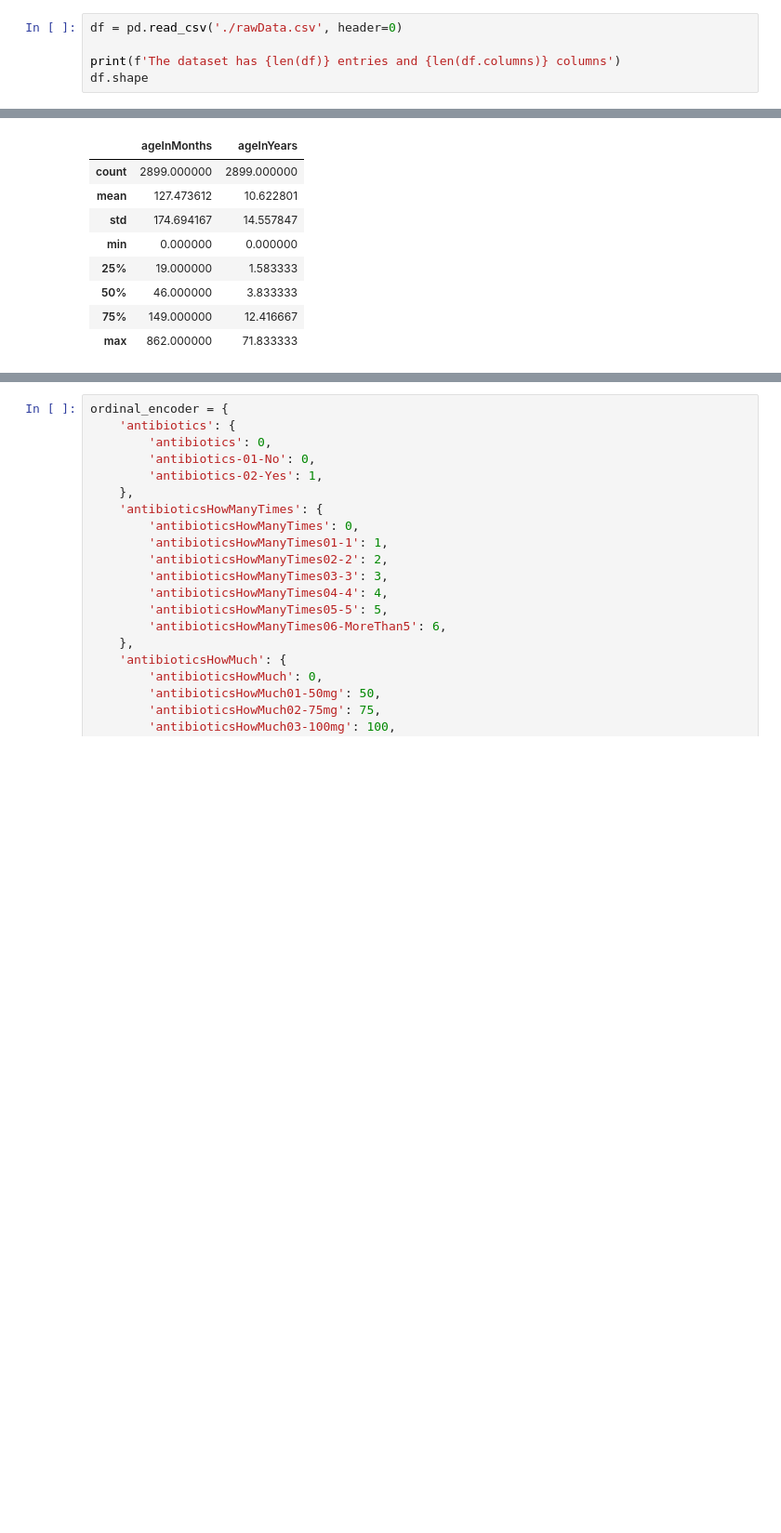
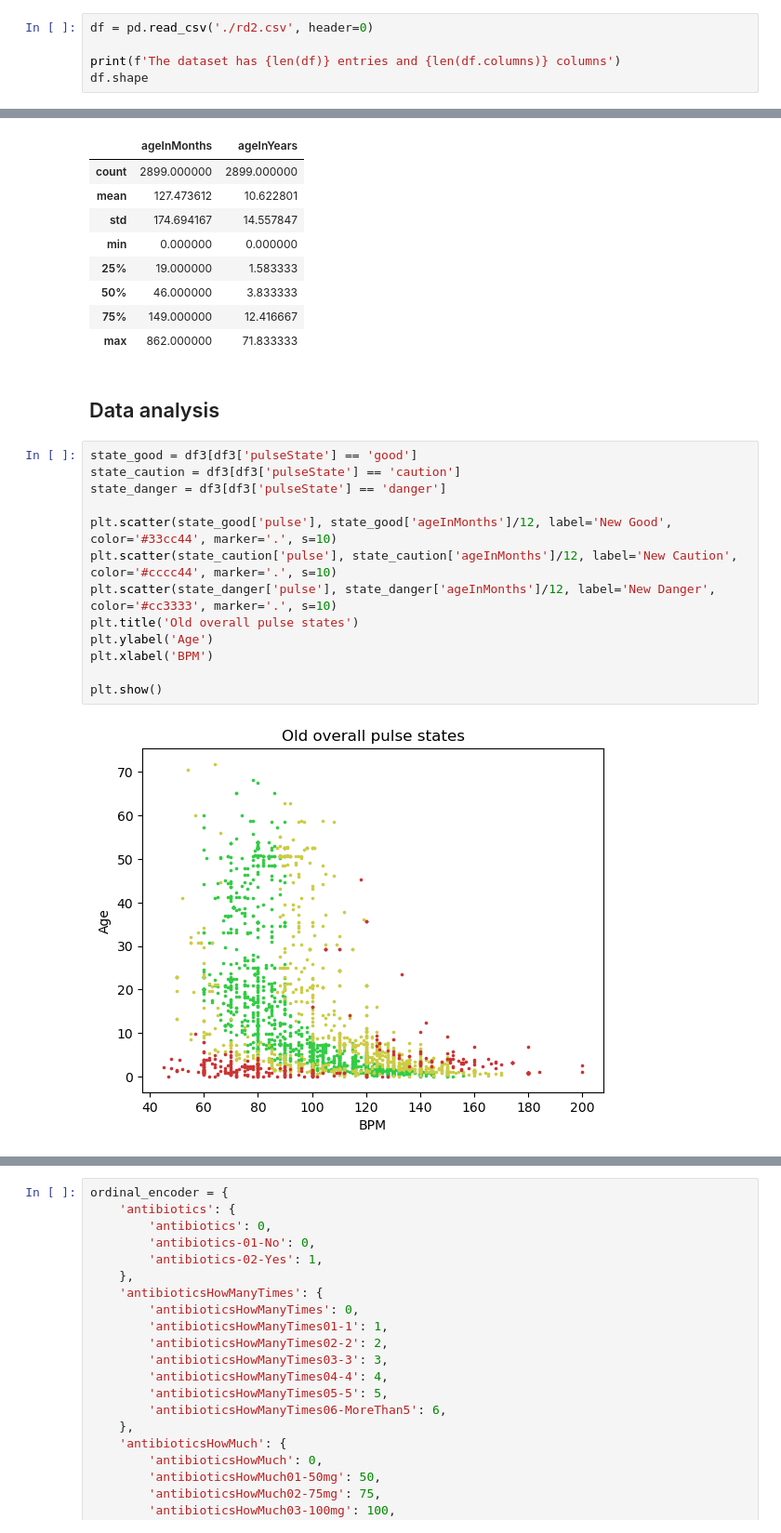
Before and after one commit to janoshr/ffa-model, a Jupyter notebook: preprocess.ipynb, the cells around one changed output, grey strips where cells are left out. Shown: that part at 93% size. Drawn from its saved outputs; the diff is of its cells as text; blank space fills up the shorter version.

Commit message:
feat(analysis): data analysis file added to create some plots feat(algorithm): reclassifier node package is done

```diff
--- a/preprocess.ipynb
+++ b/preprocess.ipynb
@@ -21,5 +22,5 @@ import pandas as pd
 # %%
-df = pd.read_csv('./rawData.csv', header=0)
+df = pd.read_csv('./rd2.csv', header=0)
 
 print(f'The dataset has {len(df)} entries and {len(df.columns)} columns')
 df.shape
@@ -113,3 +114,20 @@ df3[['ageInMonths', 'ageInYears']].describe()
 | 50% | 46.000000 | 3.833333 |
 | 75% | 149.000000 | 12.416667 |
 | max | 862.000000 | 71.833333 |
+# %% [markdown]
+## Data analysis
+# %%
+state_good = df3[df3['pulseState'] == 'good']
+state_caution = df3[df3['pulseState'] == 'caution']
+state_danger = df3[df3['pulseState'] == 'danger']
+
+plt.scatter(state_good['pulse'], state_good['ageInMonths']/12, label='New Good', color='#33cc44', marker='.', s=10)
+plt.scatter(state_caution['pulse'], state_caution['ageInMonths']/12, label='New Caution', color='#cccc44', marker='.', s=10)
+plt.scatter(state_danger['pulse'], state_danger['ageInMonths']/12, label='New Danger', color='#cc3333', marker='.', s=10)
+plt.title('Old overall pulse states')
+plt.ylabel('Age')
+plt.xlabel('BPM')
+
+plt.show()
+# %% [output]
+[figure, added]
```
Also changed, not shown: parts of 6 cells of this notebook, 11 other files.
